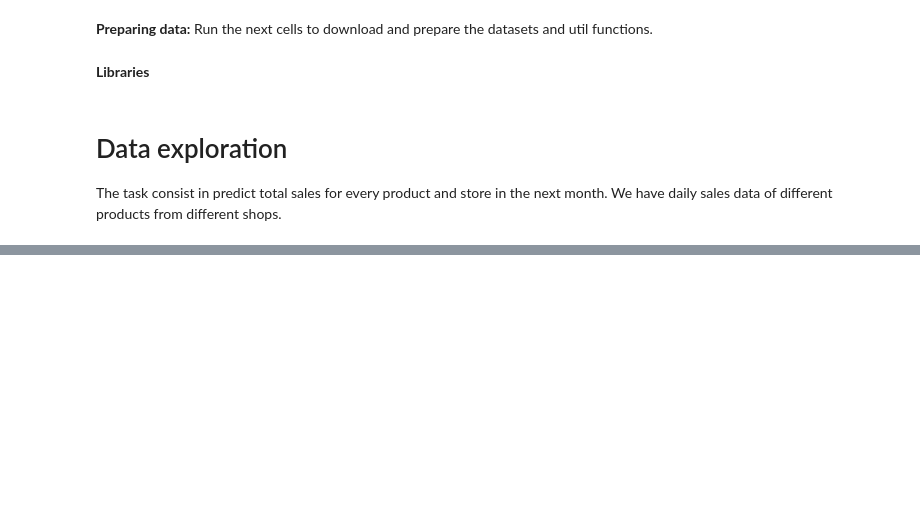
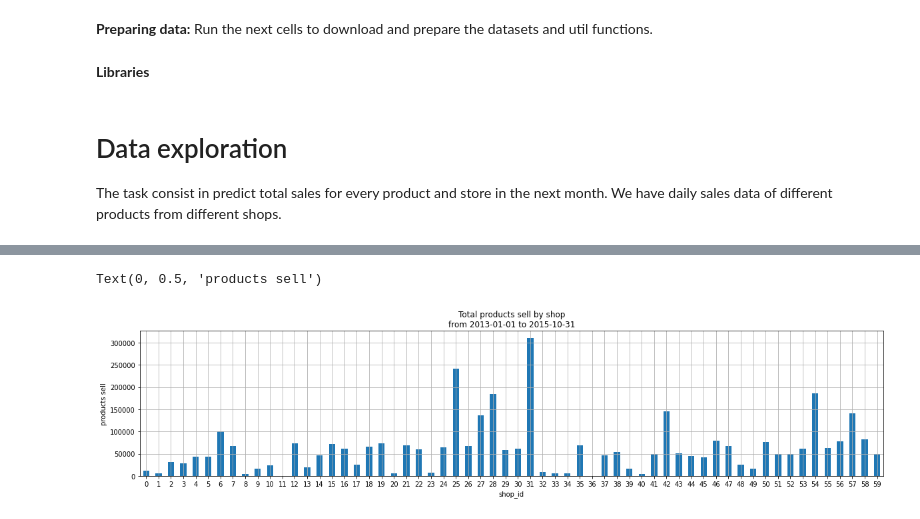
Before and after one commit to DaielChom/ann-predict-future-sales, a Jupyter notebook: 02 - data exploration.ipynb, the cells around one changed output, grey strips where cells are left out. Cells and saved outputs as stored; diff of their text form; code cells hidden in the pictures; blank space fills up the shorter version.

```diff
--- a/02 - data exploration.ipynb
+++ b/02 - data exploration.ipynb
@@ -32,0 +46,4 @@ dataset = lib.load_dataset(dataset_dir)
+# %%
+date_min = dataset.date.min()
+date_max = dataset.date.max()
+date_min, date_max
@@ -32,0 +78,9 @@ dataset = lib.load_dataset(dataset_dir)
+# %%
+dataset.groupby("shop_id").item_cnt_day.sum().plot.bar(figsize=(20, 4))
+plt.grid()
+plt.title("Total products sell by shop\nfrom {} to {}".format(date_min.date(), date_max.date()));
+plt.xticks(rotation="horizontal");
+plt.ylabel("products sell")
+# %% [output]
+Text(0, 0.5, 'products sell')
+[figure, added]
```
Also changed, not shown: parts of 24 cells of this notebook.
